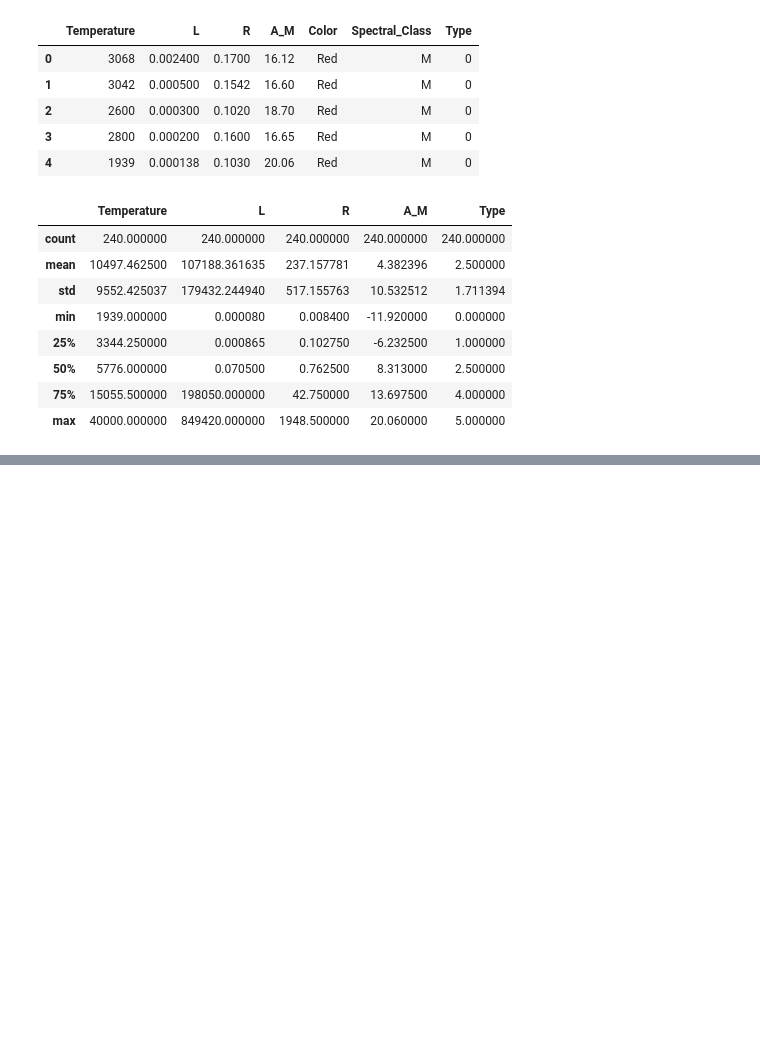
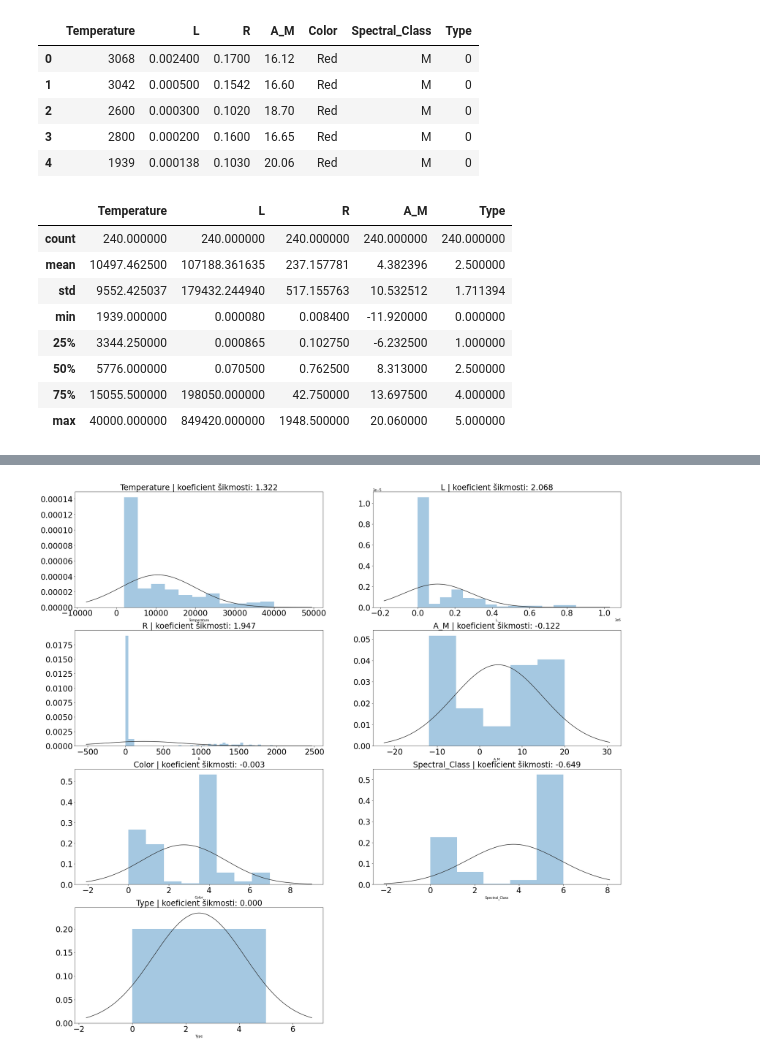
Before and after one commit to adamzv/Zverka_NS2021, a Jupyter notebook: zverka_stars_classification.ipynb, the cells around one changed output, grey strips where cells are left out. Cells and saved outputs as stored; diff of their text form; code cells hidden in the pictures; blank space fills up the shorter version.

```diff
--- a/zverka_stars_classification.ipynb
+++ b/zverka_stars_classification.ipynb
@@ -43,0 +147,16 @@ dataset.describe()
+# %%
+plt.figure(figsize=(30,30))
+i = 1
+for col in dataset.columns[:]:
+    plt.subplot(4,2,i)
+    plt.title(f"{col} | koeficient šikmosti: {dataset[col].skew():.3f}", fontsize=24)
+    plt.xticks(fontsize=24)
+    plt.yticks(fontsize=24)
+    # distplot je deprecated, ale používam ho pretože histplot
+    # nepodporuje vykreslenie krivky na zobrazenie šikmosti
+    #sns.histplot(dataset[col], kde=False)
+    sns.distplot(dataset[col], fit=stats.norm, kde=False, norm_hist=True)
+    i += 1
+plt.show()
+# %% [output]
+[figure, added]
```
Also changed, not shown: parts of 19 cells of this notebook.
